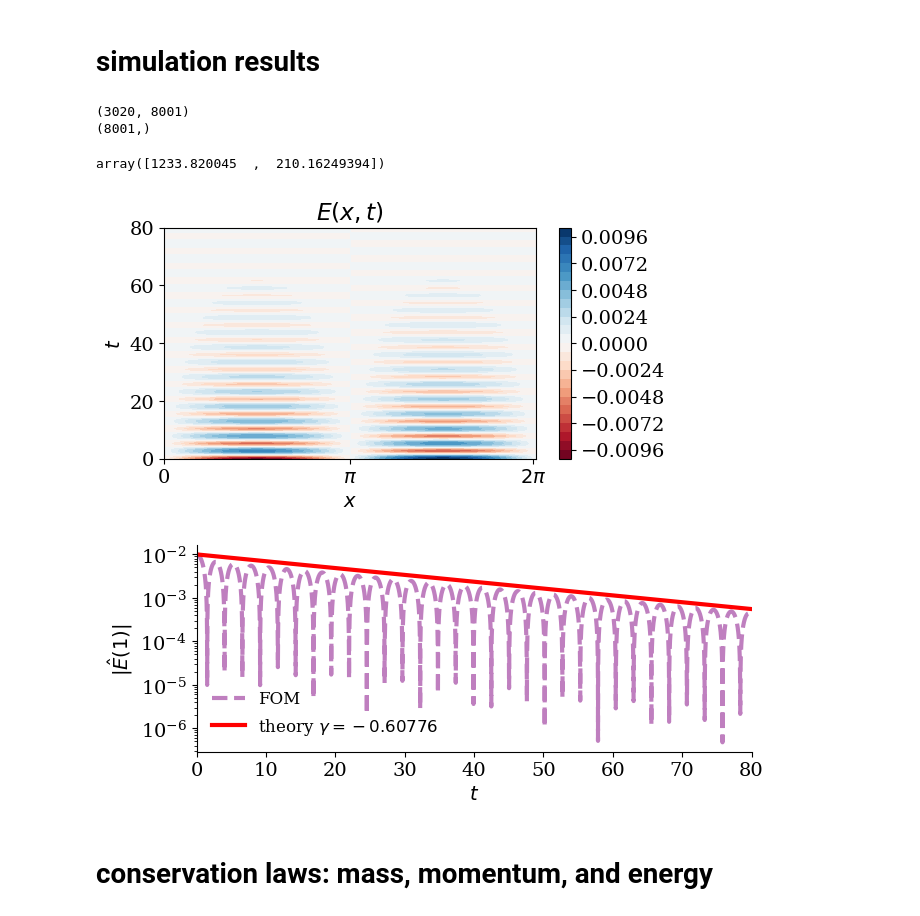
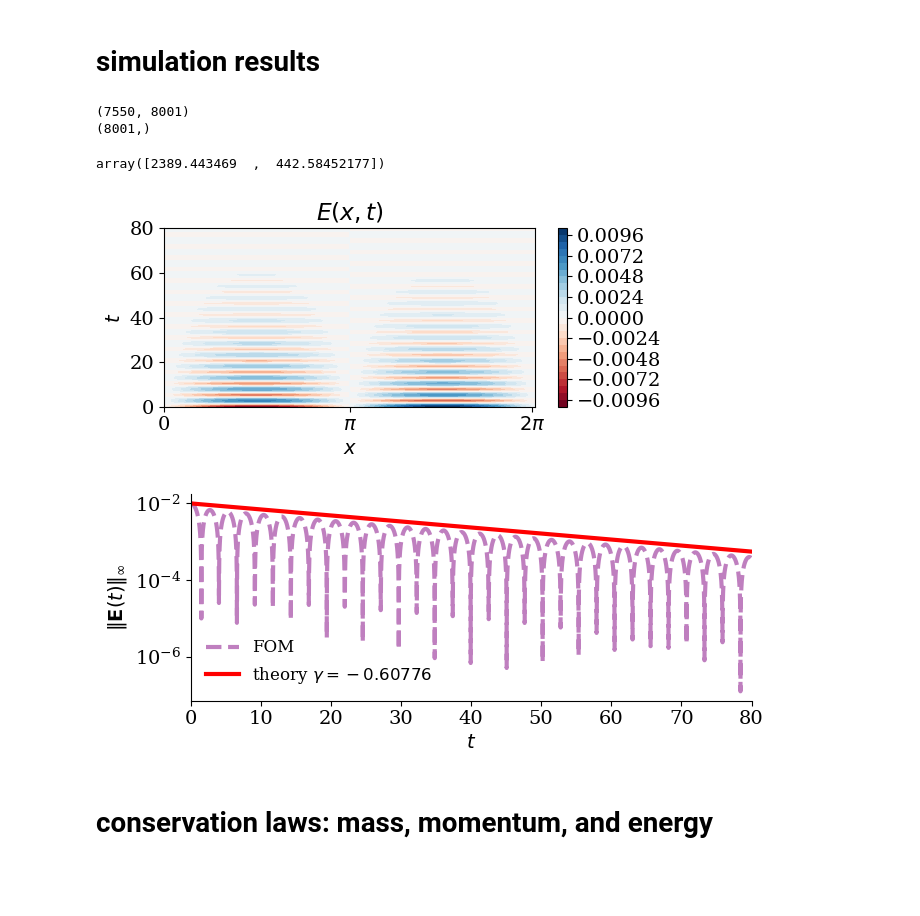
Before and after one commit to opaliss/HermiteFD-ROM, a Jupyter notebook: FOM/weak_landau_damping_FOM.ipynb, the cells around one changed output. Saved outputs shown, nothing was run; the diff lists cells and outputs as text; code cells hidden in the pictures; blank space fills up the shorter version.

```diff
--- a/FOM/weak_landau_damping_FOM.ipynb
+++ b/FOM/weak_landau_damping_FOM.ipynb
@@ -22,7 +22,7 @@ matplotlib.rc('ytick', labelsize=14)
 # weak Landau damping FOM
 # %%
 setup = SimulationSetupFOM(Nx=151,
-                           Nv=20,
+                           Nv=50,
                            epsilon=1e-2,
                            alpha_e=0.5,
                            alpha_i=np.sqrt(2 / 1836),
@@ -58,13 +58,13 @@ dt = 0.01 * skip
 print(np.shape(sol_midpoint_u))
 print(np.shape(sol_midpoint_t))
 # %% [output]
-(3020, 8001)
+(7550, 8001)
 (8001,)
 # %%
 runtime = np.load("../data/FOM/weak_landau/sample_" + str(setup.alpha_e) + "/sol_FOM_u_" + str(setup.Nv) + "_alpha_" + str(setup.alpha_e) + "_runtime_" + str(setup.T0) + "_" + str(setup.T) + ".npy")
 runtime
 # %% [output]
-array([1233.820045  ,  210.16249394])
+array([2389.443469  ,  442.58452177])
 # %%
 # initialize the electric potential
 E_midpoint = np.zeros((setup.Nx + 1, len(sol_midpoint_t)))
@@ -96,15 +96,16 @@ for ii in np.arange(0, len(sol_midpoint_t)):
 # %%
 # plot the electric field
 fig, ax = plt.subplots(figsize=(6, 3))
 pos = ax.contourf(x, sol_midpoint_t, E_midpoint.T, cmap="RdBu", levels=30)
 cbar = fig.colorbar(pos)
 ax.set_title("$E(x, t)$")
 ax.set_xlabel("$x$")
 _ = ax.set_xticks([0, np.pi, 2*np.pi-.05])
 _ = ax.set_xticklabels([r"0", r"$\pi$", r"$2\pi$"])
 _ = ax.set_ylabel("$t$")
+plt.tight_layout()
 # %% [output]
-[figure, old version]
+[figure, new version]
 # %%
 # plot the electric field damping rate
 fig, ax = plt.subplots(figsize=(7, 3))
@@ -114,13 +115,13 @@ ax.plot(sol_midpoint_t, 0.01*np.exp(-0.0362*sol_midpoint_t), linewidth=3, color=
 ax.set_yscale("log")
 ax.spines['right'].set_visible(False)
 ax.spines['top'].set_visible(False)
-ax.set_ylabel("$|\hat{E}(1)|$")
+ax.set_ylabel("$\|\mathbf{E}(t)\|_{\infty}$")
 ax.set_xlabel("$ t$")
 ax.set_xlim(0, setup.T)
 legend = ax.legend(ncols=1, fancybox=False, shadow=False, fontsize=12, loc='lower left')
 legend.get_frame().set_alpha(0)
 plt.tight_layout()
 # %% [output]
-[figure, old version]
+[figure, new version]
 # %%
 # save the electric field
```
Also changed, not shown: parts of 18 cells of this notebook, 10 other files.
